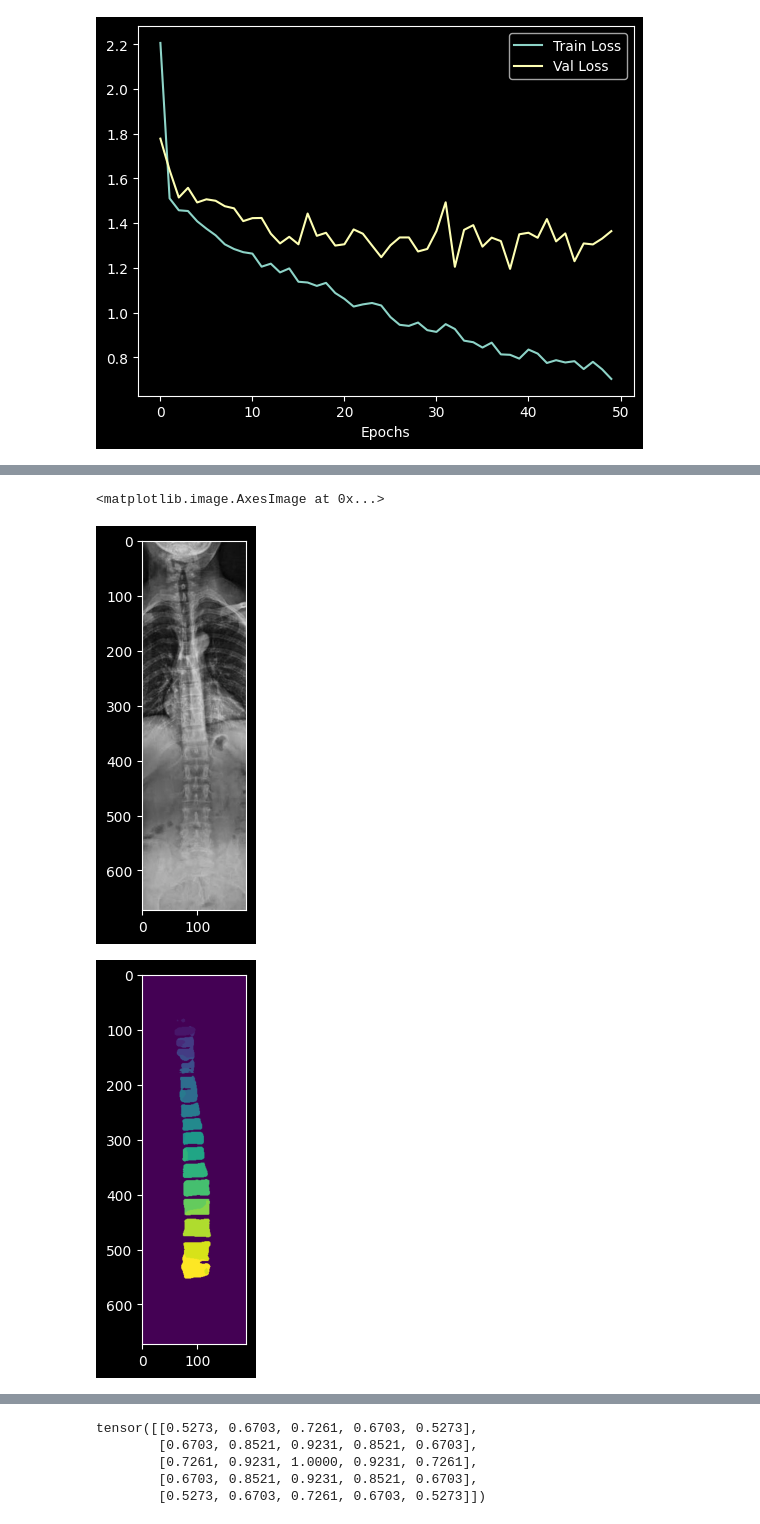
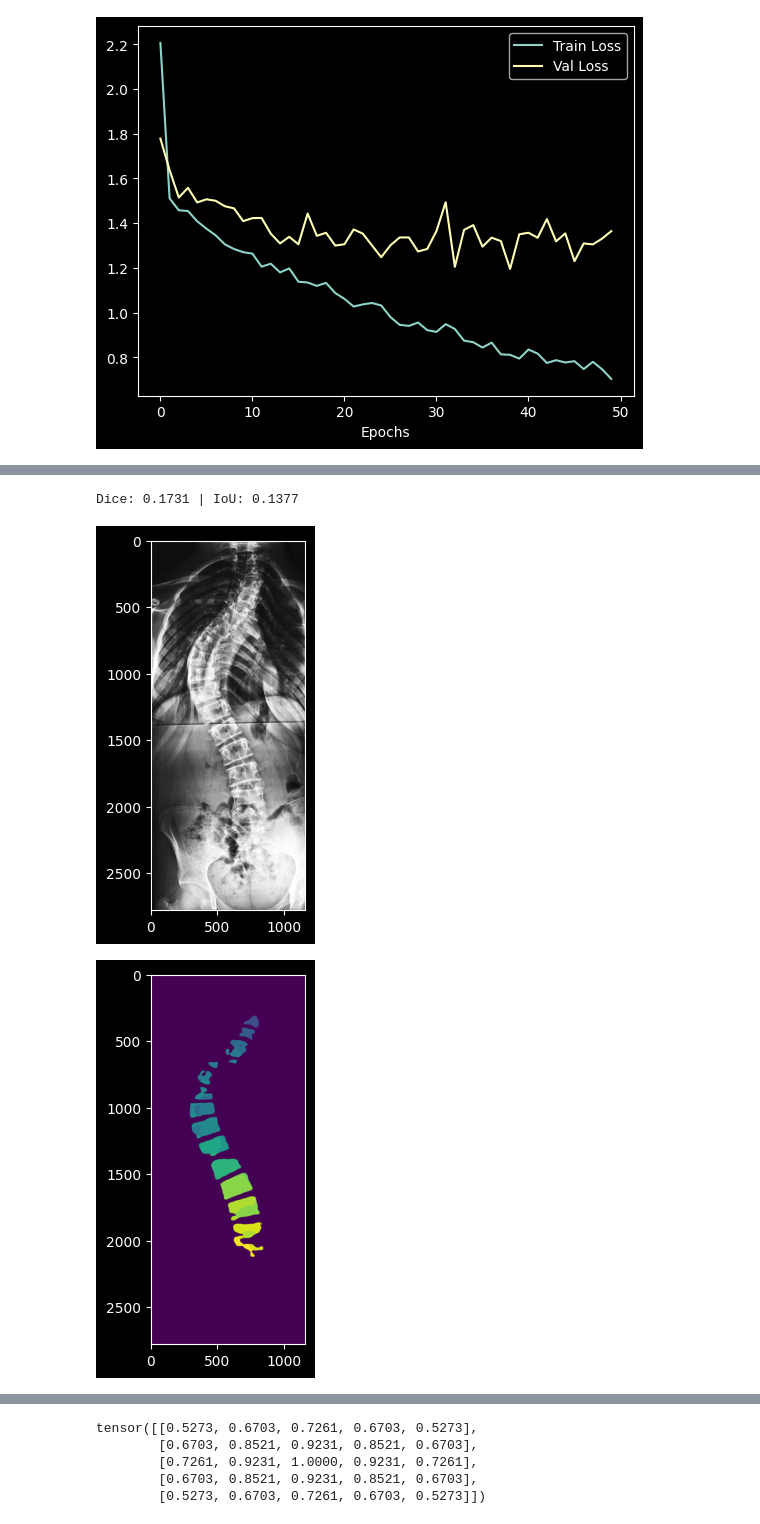
Before and after one commit to Nicolasgr22/Segmentacion_semantica_columna, a Jupyter notebook: notebooks/unet++/Unet++_patches.ipynb, the cells around one changed output, grey strips where cells are left out. Drawn from its saved outputs; the diff is of its cells as text; code cells hidden in the pictures.

Commit message:
Implementación dice e IoU para la máscara reconstruida

```diff
--- a/notebooks/unet++/Unet++_patches.ipynb
+++ b/notebooks/unet++/Unet++_patches.ipynb
@@ -731,7 +731,7 @@ def patch_based_inference(model, image, patch_size, stride, num_classes, device)
                 # plt.imshow(patch.permute(1, 2, 0).cpu().numpy())
                 # plt.figure()
                 # plt.imshow(pred_mask_patch)
-                show_overlay_with_labels(patch.permute(1, 2, 0).cpu().numpy(), pred_mask_patch, dic_labels)
+                # show_overlay_with_labels(patch.permute(1, 2, 0).cpu().numpy(), pred_mask_patch, dic_labels) # Plot patches preds
                 # print(np.max(pred_mask_patch), np.min(pred_mask_patch))
 
                 # Convertir logits a probabilidades (Softmax)
@@ -758,9 +758,9 @@ def patch_based_inference(model, image, patch_size, stride, num_classes, device)
     return final_segmentation_probs
 
 
-
-img_path = test_img[2]
-mask_path = test_mask[2]
+idx = 0
+img_path = test_img[idx]
+mask_path = test_mask[idx]
 
 image = cv2.imread(img_path, cv2.COLOR_BGR2RGB)
 mask = cv2.imread(mask_path, cv2.IMREAD_GRAYSCALE)
@@ -818,11 +807,14 @@ Resolución imagen original: (673, 190, 3)
 # %%
 plt.figure()
 plt.imshow(cv2.resize(image,(final_mask.shape[1],final_mask.shape[0])))
 plt.figure()
 plt.imshow(final_mask)
 plt.figure()
 plt.imshow(cv2.resize(mask,(final_mask.shape[1],final_mask.shape[0])))
+
+dice, IoU = compute_metrics(final_mask, mask)
+print(f'Dice: {dice:.4f} | IoU: {IoU:.4f}')
 # %% [output]
-<matplotlib.image.AxesImage at 0x...>
+Dice: 0.1731 | IoU: 0.1377
-[figure, old version]
+[figure, new version]
-[figure, old version]
+[figure, new version]
```
Also changed, not shown: parts of 2 cells of this notebook.
